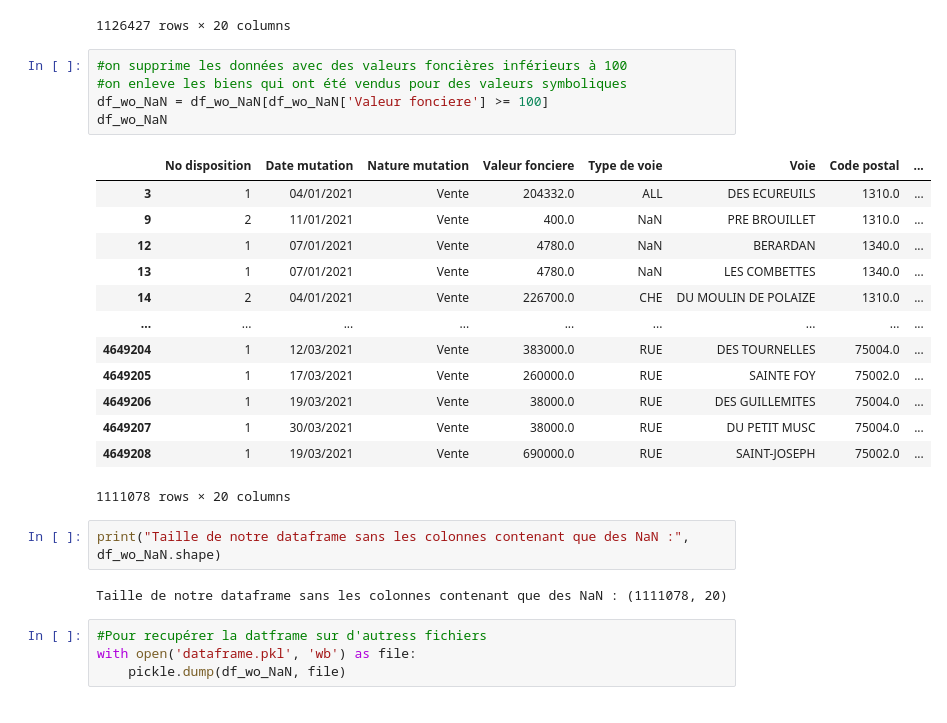
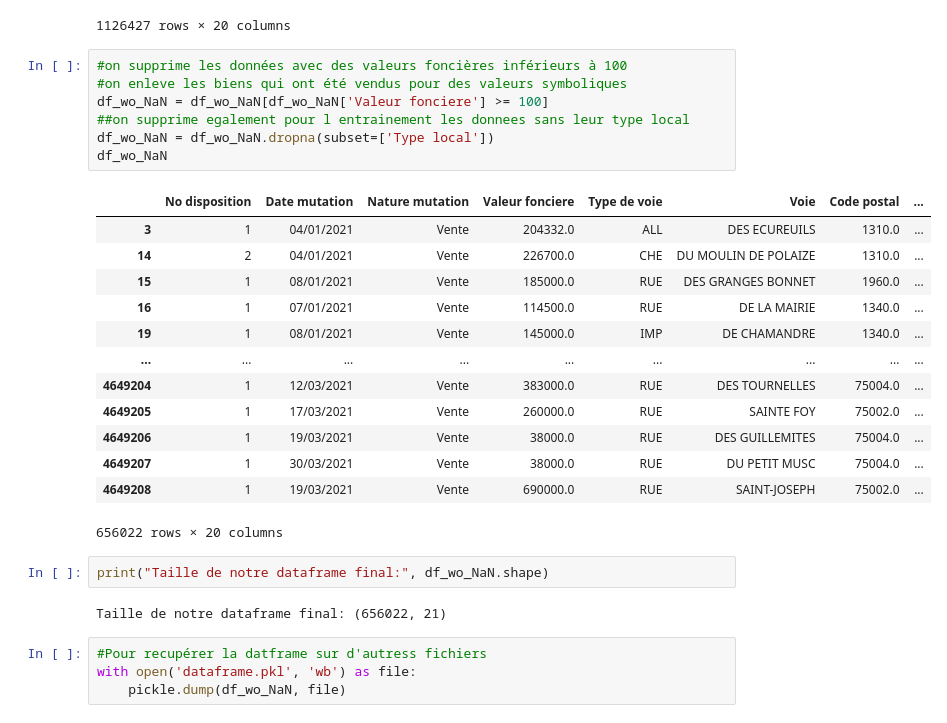
Before and after one commit to dounya-bourhani/ProjetPython, a Jupyter notebook: traitement_valeurs_foncieres_2021.ipynb, the cells around one changed output. Cells and saved outputs as stored; diff of their text form.

```diff
--- a/traitement_valeurs_foncieres_2021.ipynb
+++ b/traitement_valeurs_foncieres_2021.ipynb
@@ -142,26 +142,28 @@ df_wo_NaN
 # %%
 #on supprime les données avec des valeurs foncières inférieurs à 100
 #on enleve les biens qui ont été vendus pour des valeurs symboliques
 df_wo_NaN = df_wo_NaN[df_wo_NaN['Valeur fonciere'] >= 100]
+##on supprime egalement pour l entrainement les donnees sans leur type local
+df_wo_NaN = df_wo_NaN.dropna(subset=['Type local'])
 df_wo_NaN
 # %% [output]
 |  | No disposition | Date mutation | Nature mutation | Valeur fonciere | Type de voie | Voie | Code postal | ... |
 | 3 | 1 | 04/01/2021 | Vente | 204332.0 | ALL | DES ECUREUILS | 1310.0 | ... |
-| 9 | 2 | 11/01/2021 | Vente | 400.0 | NaN | PRE BROUILLET | 1310.0 | ... |
-| 12 | 1 | 07/01/2021 | Vente | 4780.0 | NaN | BERARDAN | 1340.0 | ... |
-| 13 | 1 | 07/01/2021 | Vente | 4780.0 | NaN | LES COMBETTES | 1340.0 | ... |
 | 14 | 2 | 04/01/2021 | Vente | 226700.0 | CHE | DU MOULIN DE POLAIZE | 1310.0 | ... |
+| 15 | 1 | 08/01/2021 | Vente | 185000.0 | RUE | DES GRANGES BONNET | 1960.0 | ... |
+| 16 | 1 | 07/01/2021 | Vente | 114500.0 | RUE | DE LA MAIRIE | 1340.0 | ... |
+| 19 | 1 | 08/01/2021 | Vente | 145000.0 | IMP | DE CHAMANDRE | 1340.0 | ... |
 | ... | ... | ... | ... | ... | ... | ... | ... | ... |
 | 4649204 | 1 | 12/03/2021 | Vente | 383000.0 | RUE | DES TOURNELLES | 75004.0 | ... |
 | 4649205 | 1 | 17/03/2021 | Vente | 260000.0 | RUE | SAINTE FOY | 75002.0 | ... |
 | 4649206 | 1 | 19/03/2021 | Vente | 38000.0 | RUE | DES GUILLEMITES | 75004.0 | ... |
 | 4649207 | 1 | 30/03/2021 | Vente | 38000.0 | RUE | DU PETIT MUSC | 75004.0 | ... |
 | 4649208 | 1 | 19/03/2021 | Vente | 690000.0 | RUE | SAINT-JOSEPH | 75002.0 | ... |
-1111078 rows × 20 columns
+656022 rows × 20 columns
 # %%
-print("Taille de notre dataframe sans les colonnes contenant que des NaN :", df_wo_NaN.shape)
+print("Taille de notre dataframe final:", df_wo_NaN.shape)
 # %% [output]
-Taille de notre dataframe sans les colonnes contenant que des NaN : (1111078, 20)
+Taille de notre dataframe final: (656022, 21)
 # %%
 #Pour recupérer la datframe sur d'autress fichiers
 with open('dataframe.pkl', 'wb') as file:
```
Also changed, not shown: parts of 4 cells of this notebook, 1 other file.
